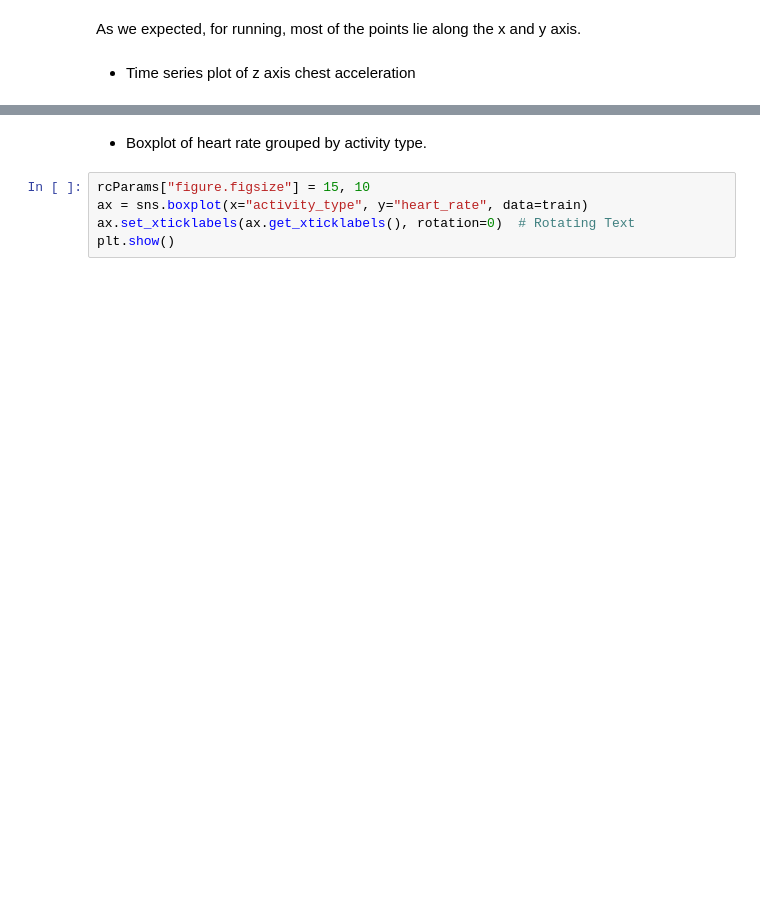
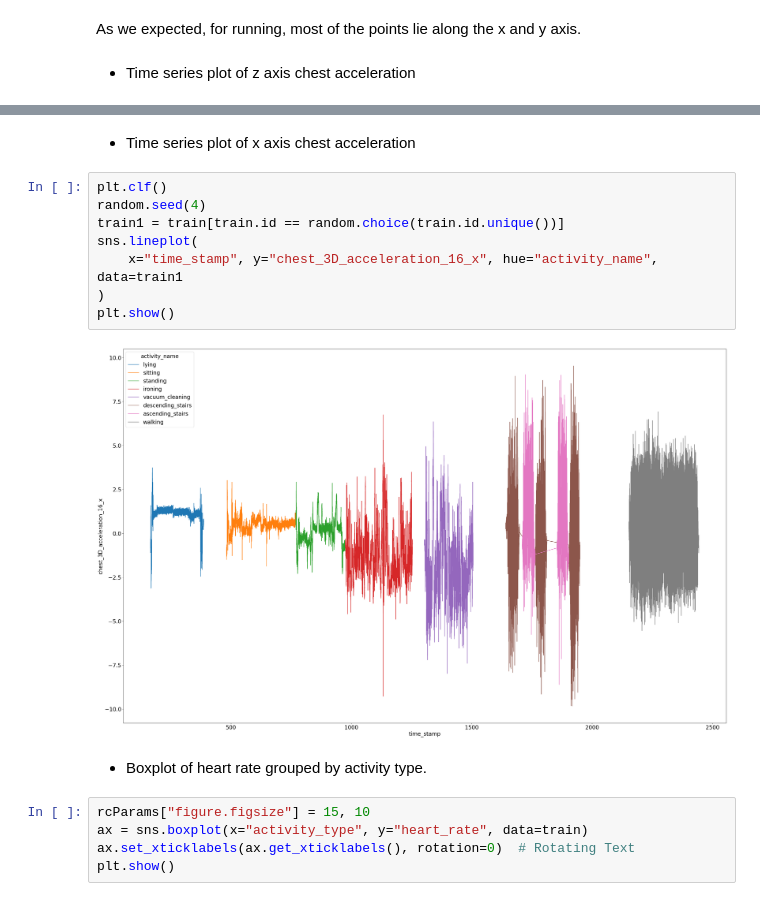
Before and after one commit to mysteryyy/dsrep1, a Jupyter notebook: dsrep.ipynb, the cells around one changed output, grey strips where cells are left out. Drawn from its saved outputs; the diff is of its cells as text; blank space fills up the shorter version.

```diff
--- a/dsrep.ipynb
+++ b/dsrep.ipynb
@@ -342,3 +336,15 @@ plt.show()
+# %% [markdown]
+* Time series plot of x axis chest acceleration
+# %%
+plt.clf()
+random.seed(4)
+train1 = train[train.id == random.choice(train.id.unique())]
+sns.lineplot(
+    x="time_stamp", y="chest_3D_acceleration_16_x", hue="activity_name", data=train1
+)
+plt.show()
+# %% [output]
+[figure, added]
 # %% [markdown]
 * Boxplot of heart rate grouped by activity type.
 # %%
```
Also changed, not shown: parts of 50 cells of this notebook, 1 other file.
